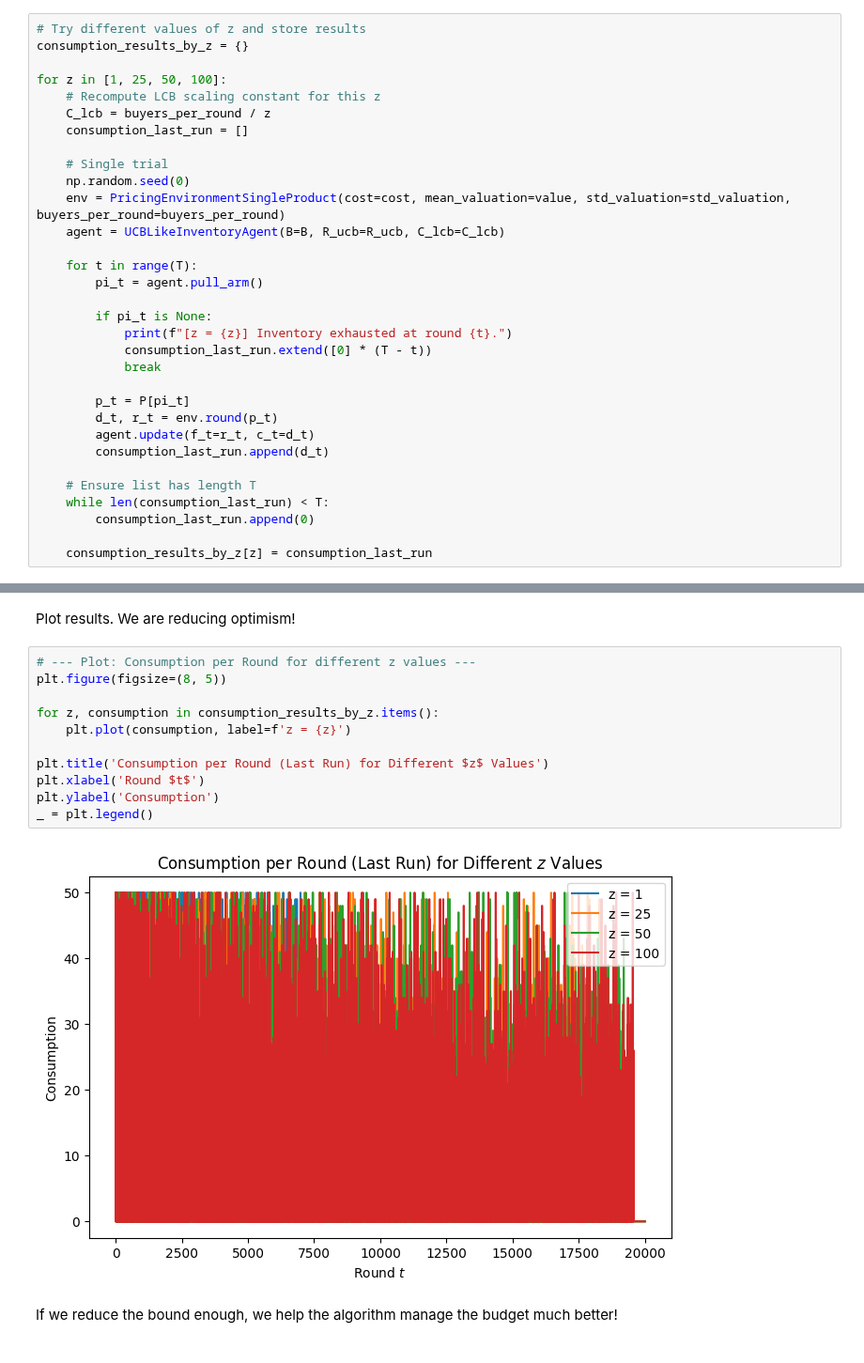
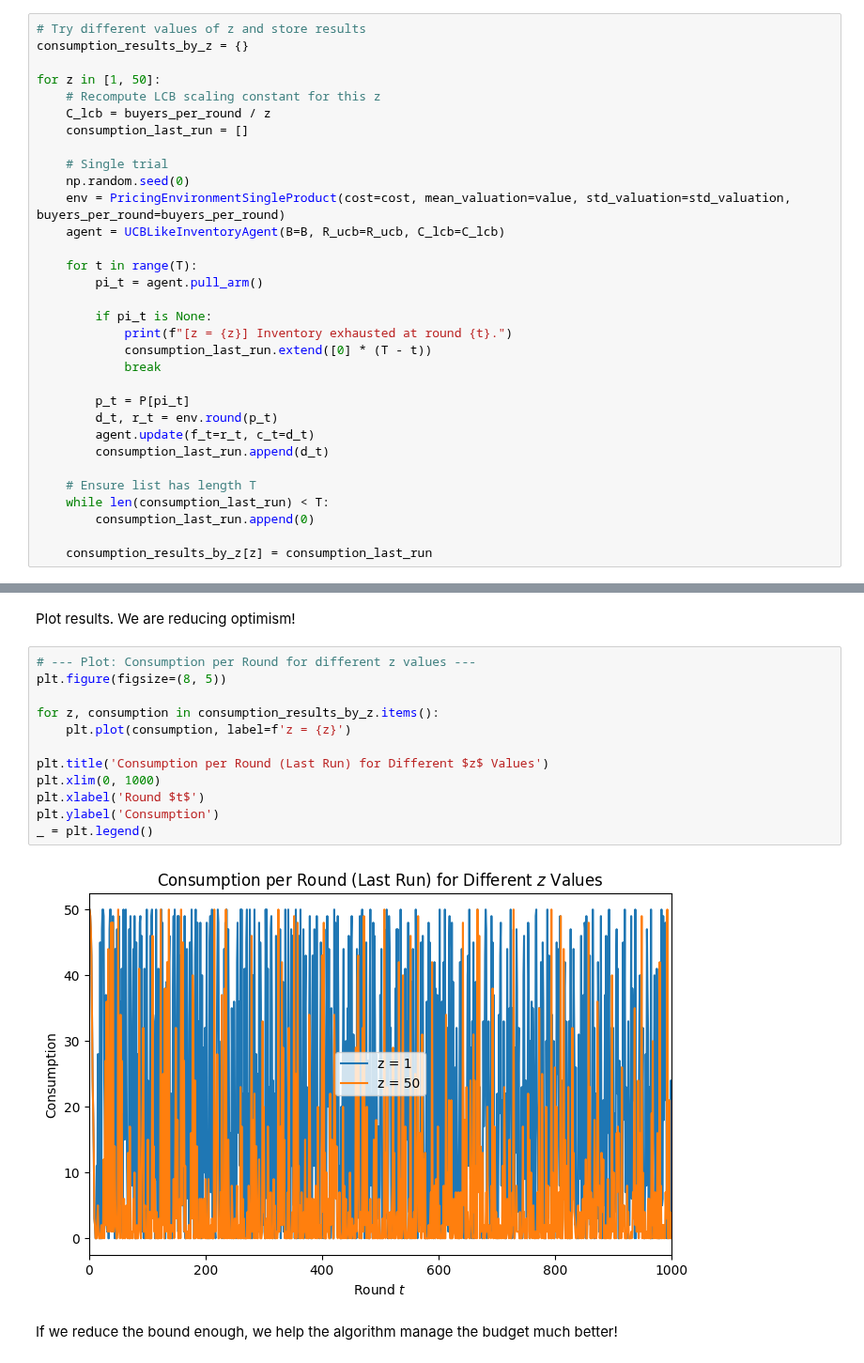
Before and after one commit to peetceenatoo/online-learning, a Jupyter notebook: R1.ipynb, the cells around one changed output, grey strips where cells are left out. Shown at 94% size. Saved outputs shown, nothing was run; the diff lists cells and outputs as text.

```diff
--- a/R1.ipynb
+++ b/R1.ipynb
@@ -600,7 +600,7 @@ What happens if we reduce the value of R_lcb?
 # Try different values of z and store results
 consumption_results_by_z = {}
 
-for z in [1, 25, 50, 100]:
+for z in [1, 50]:
     # Recompute LCB scaling constant for this z
     C_lcb = buyers_per_round / z
     consumption_last_run = []
@@ -638,16 +636,17 @@ Plot results. We are reducing optimism!
 # %%
 # --- Plot: Consumption per Round for different z values ---
 plt.figure(figsize=(8, 5))
 
 for z, consumption in consumption_results_by_z.items():
     plt.plot(consumption, label=f'z = {z}')
 
 plt.title('Consumption per Round (Last Run) for Different $z$ Values')
+plt.xlim(0, 1000)
 plt.xlabel('Round $t$')
 plt.ylabel('Consumption')
 _ = plt.legend()
 # %% [output]
-[figure, old version]
+[figure, new version]
 # %% [markdown]
 If we reduce the bound enough, we help the algorithm manage the budget much better!
 # %%
```
Also changed, not shown: parts of 4 cells of this notebook, 2 other files.
